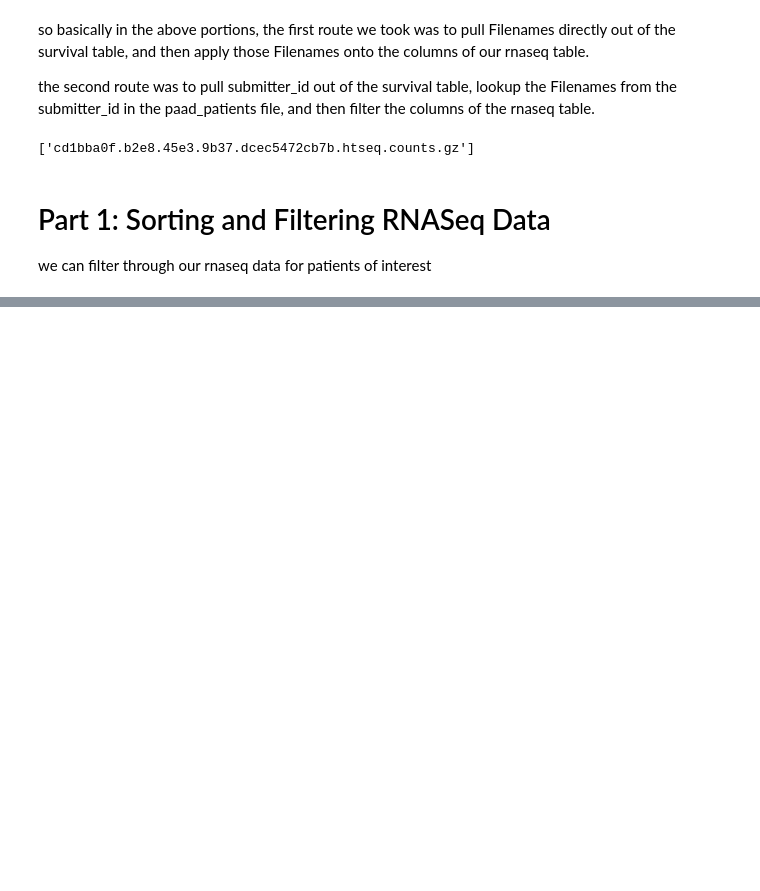
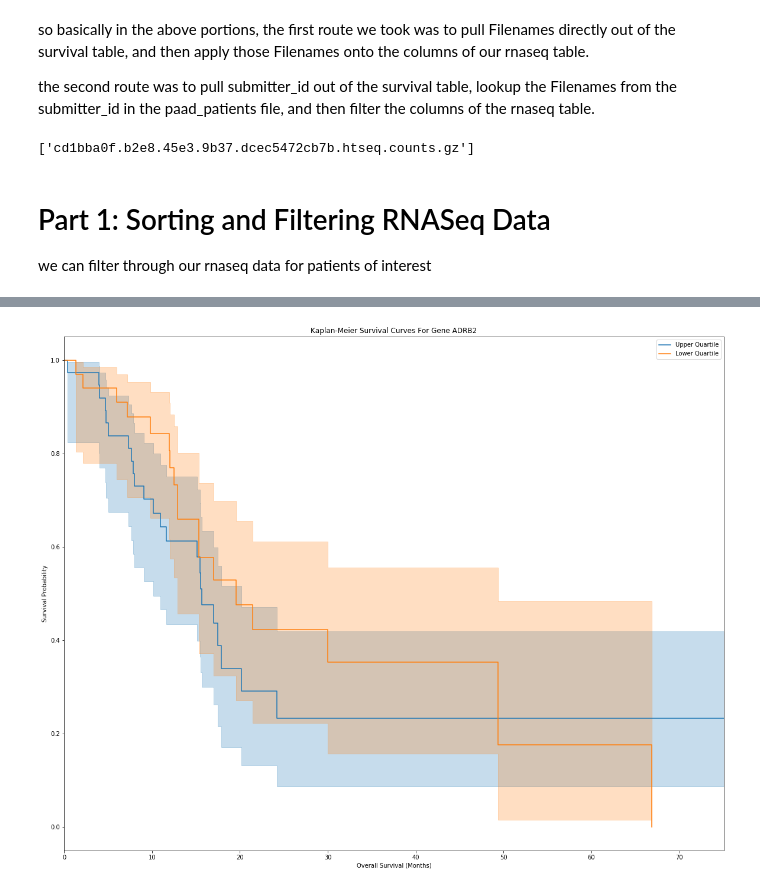
Before and after one commit to sophiaho/broad-work, a Jupyter notebook: tumor_survival_associations.ipynb, the cells around one changed output, grey strips where cells are left out. Drawn from its saved outputs; the diff is of its cells as text; code cells hidden in the pictures; blank space fills up the shorter version.

Commit message:
created kaplan meier analysis

```diff
--- a/tumor_survival_associations.ipynb
+++ b/tumor_survival_associations.ipynb
@@ -272,7 +274,7 @@ we're also looking to join our survival table data with the selected rnaseq data
 # %%
-upper_quartile = filter_by_submitter_id(upper_quartile, survival)
+upper_quartile_adrb2 = filter_by_submitter_id(upper_quartile_adrb2, survival)
 # %%
-lower_quartile = filter_by_submitter_id(lower_quartile, survival)
+lower_quartile_adrb2 = filter_by_submitter_id(lower_quartile_adrb2, survival)
 # %%
 def change_count_fmt_in_columns(survival_table):
     count_files_list = create_counts_list(survival_table)
@@ -305,7 +307,7 @@ def map_survival_to_patients(rnaseq_table, survival_table):
     merged = rna_selected.merge(survival_select, left_index=True, right_index=True)
 
     # changing the column name from the original index to the gene name
-    merged = merge.rename(columns={'524', hgnc.iloc[0]})
+    merged = merged.rename(columns={merged.columns.values[0] : hgnc.iloc[0]})
     return merged
 
-map_survival_to_patients(upper_quartile, survival)
+upper_quartile_adrb2_survival = map_survival_to_patients(upper_quartile_adrb2, survival)
@@ -329,0 +314,2 @@ map_survival_to_patients(upper_quartile, survival)
+# %%
+lower_quartile_adrb2_survival = map_survival_to_patients(lower_quartile_adrb2, survival)
@@ -329,0 +365,36 @@ map_survival_to_patients(upper_quartile, survival)
+# %%
+def fit_kaplan_meier(upper, lower):
+
+    time_upper = upper['Overall Survival (Months)']
+    time_lower = lower['Overall Survival (Months)']
+
+    # event must be reformatted so we will create a dictionary that maps living to 0 and deceased to 1
+    event_map = {'LIVING' : 0, 'DECEASED' : 1}
+    # making a copy of status here so we don't make any changes to the original table
+    status_upper = upper.copy()
+    status_upper['Event'] = status_upper['Overall Survival Status'].map(event_map)
+
+    status_lower = lower.copy()
+    status_lower['Event'] = status_lower['Overall Survival Status'].map(event_map)
+
+    event_upper = status_upper['Event']
+    event_lower = status_lower['Event']
+
+    kmf = KaplanMeierFitter()
+
+    ax = plt.subplot(111)
+    ax = kmf.fit(time_upper, event_upper, label='Upper Quartile').plot(ax=ax)
+    ax = kmf.fit(time_lower, event_lower, label='Lower Quartile').plot(ax=ax)
+
+    plt.title('Kaplan-Meier Survival Curves For Gene ' + upper.columns.values[0])
+    plt.ylabel('Survival Probability')
+    plt.xlabel('Overall Survival (Months)')
+
+    # resizing the graph
+    fig = plt.gcf()
+    fig.set_size_inches(20, 16)
+
+
+fit_kaplan_meier(upper_quartile_adrb2_survival, lower_quartile_adrb2_survival)
+# %% [output]
+[figure, added]
```
Also changed, not shown: parts of 11 cells of this notebook.
